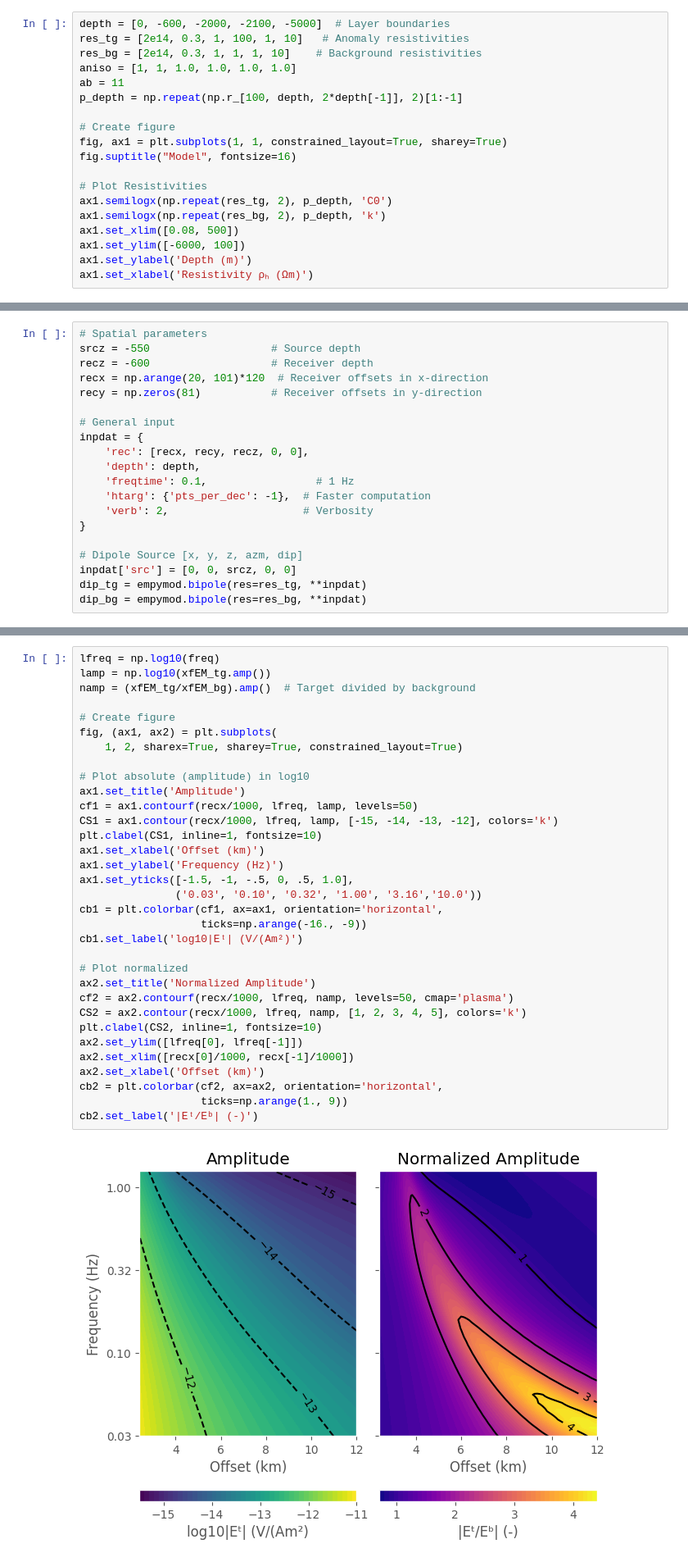
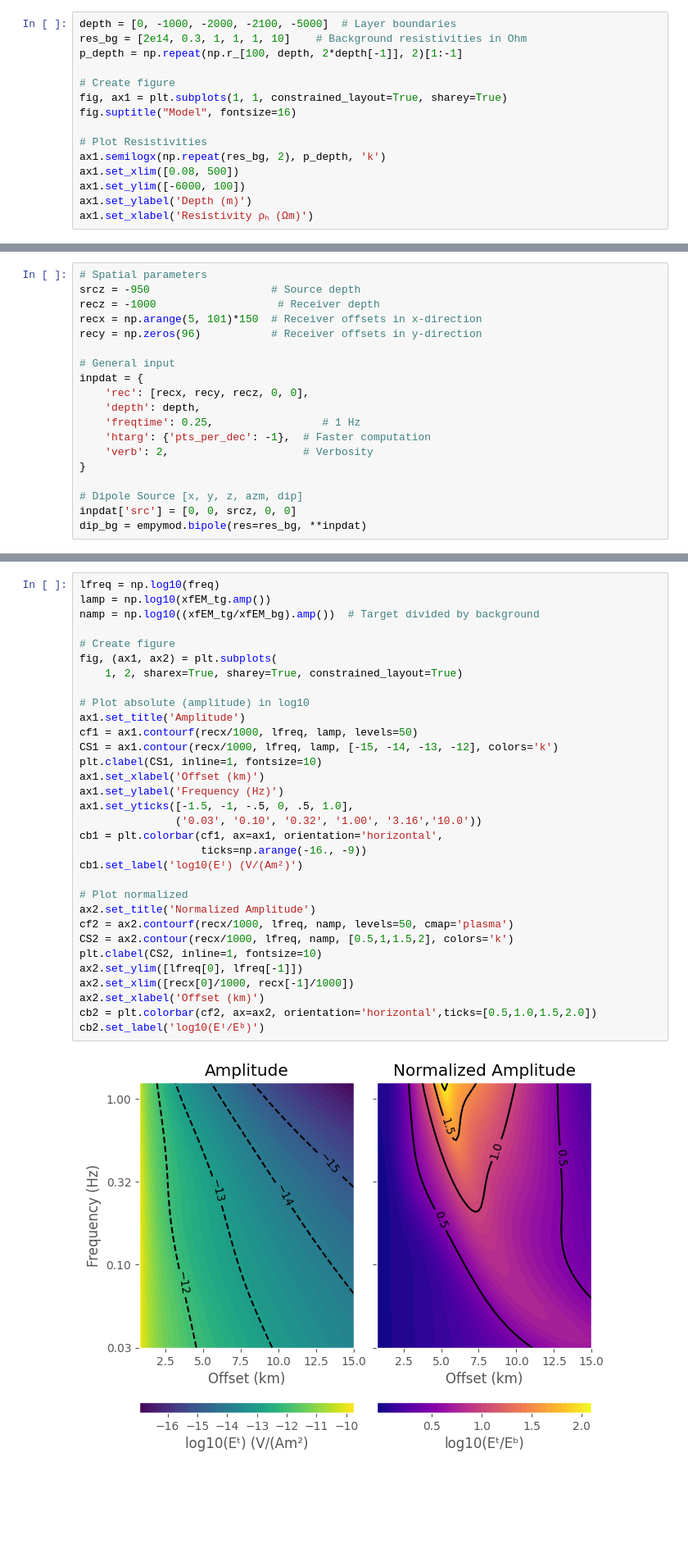
Before and after one commit to michpaulatto/AppliedGeophysicsExercises, a Jupyter notebook: Notebooks/6_csem.ipynb, the cells around one changed output, grey strips where cells are left out. Shown: that part at 82% size. Drawn from its saved outputs; the diff is of its cells as text; blank space fills up the shorter version.

```diff
--- a/Notebooks/6_csem.ipynb
+++ b/Notebooks/6_csem.ipynb
@@ -44,9 +47,6 @@ plt.style.use('ggplot')
 # %%
-depth = [0, -600, -2000, -2100, -5000]  # Layer boundaries
-res_tg = [2e14, 0.3, 1, 100, 1, 10]   # Anomaly resistivities
-res_bg = [2e14, 0.3, 1, 1, 1, 10]    # Background resistivities
-aniso = [1, 1, 1.0, 1.0, 1.0, 1.0]
-ab = 11
+depth = [0, -1000, -2000, -2100, -5000]  # Layer boundaries
+res_bg = [2e14, 0.3, 1, 1, 1, 10]    # Background resistivities in Ohm
 p_depth = np.repeat(np.r_[100, depth, 2*depth[-1]], 2)[1:-1]
 
 # Create figure
@@ -54,7 +54,6 @@ fig, ax1 = plt.subplots(1, 1, constrained_layout=True, sharey=True)
 fig.suptitle("Model", fontsize=16)
 
 # Plot Resistivities
-ax1.semilogx(np.repeat(res_tg, 2), p_depth, 'C0')
 ax1.semilogx(np.repeat(res_bg, 2), p_depth, 'k')
 ax1.set_xlim([0.08, 500])
 ax1.set_ylim([-6000, 100])
@@ -66,21 +67,20 @@ Text(0.5, 0, 'Resistivity ρₕ (Ωm)')
 # %%
 # Spatial parameters
-srcz = -550                   # Source depth
-recz = -600                   # Receiver depth
-recx = np.arange(20, 101)*120  # Receiver offsets in x-direction
-recy = np.zeros(81)           # Receiver offsets in y-direction
+srcz = -950                   # Source depth
+recz = -1000                   # Receiver depth
+recx = np.arange(5, 101)*150  # Receiver offsets in x-direction
+recy = np.zeros(96)           # Receiver offsets in y-direction
 
 # General input
 inpdat = {
     'rec': [recx, recy, recz, 0, 0],
     'depth': depth,
-    'freqtime': 0.1,                 # 1 Hz
+    'freqtime': 0.25,                 # 1 Hz
     'htarg': {'pts_per_dec': -1},  # Faster computation
     'verb': 2,                     # Verbosity
 }
 
 # Dipole Source [x, y, z, azm, dip]
 inpdat['src'] = [0, 0, srcz, 0, 0]
-dip_tg = empymod.bipole(res=res_tg, **inpdat)
 dip_bg = empymod.bipole(res=res_bg, **inpdat)
 # %% [output]
@@ -149,35 +190,34 @@ xfEM_bg = empymod.bipole(**inpdat, res=res_bg)
 # %%
 lfreq = np.log10(freq)
 lamp = np.log10(xfEM_tg.amp())
-namp = (xfEM_tg/xfEM_bg).amp()  # Target divided by background
+namp = np.log10((xfEM_tg/xfEM_bg).amp())  # Target divided by background
 
 # Create figure
 fig, (ax1, ax2) = plt.subplots(
     1, 2, sharex=True, sharey=True, constrained_layout=True)
 
 # Plot absolute (amplitude) in log10
 ax1.set_title('Amplitude')
 cf1 = ax1.contourf(recx/1000, lfreq, lamp, levels=50)
 CS1 = ax1.contour(recx/1000, lfreq, lamp, [-15, -14, -13, -12], colors='k')
 plt.clabel(CS1, inline=1, fontsize=10)
 ax1.set_xlabel('Offset (km)')
 ax1.set_ylabel('Frequency (Hz)')
 ax1.set_yticks([-1.5, -1, -.5, 0, .5, 1.0],
                ('0.03', '0.10', '0.32', '1.00', '3.16','10.0'))
 cb1 = plt.colorbar(cf1, ax=ax1, orientation='horizontal',
                    ticks=np.arange(-16., -9))
-cb1.set_label('log10|Eᵗ| (V/(Am²)')
+cb1.set_label('log10(Eᵗ) (V/(Am²)')
 
 # Plot normalized
 ax2.set_title('Normalized Amplitude')
 cf2 = ax2.contourf(recx/1000, lfreq, namp, levels=50, cmap='plasma')
-CS2 = ax2.contour(recx/1000, lfreq, namp, [1, 2, 3, 4, 5], colors='k')
+CS2 = ax2.contour(recx/1000, lfreq, namp, [0.5,1,1.5,2], colors='k')
 plt.clabel(CS2, inline=1, fontsize=10)
 ax2.set_ylim([lfreq[0], lfreq[-1]])
 ax2.set_xlim([recx[0]/1000, recx[-1]/1000])
 ax2.set_xlabel('Offset (km)')
-cb2 = plt.colorbar(cf2, ax=ax2, orientation='horizontal',
-                   ticks=np.arange(1., 9))
-cb2.set_label('|Eᵗ/Eᵇ| (-)')
+cb2 = plt.colorbar(cf2, ax=ax2, orientation='horizontal',ticks=[0.5,1.0,1.5,2.0])
+cb2.set_label('log10(Eᵗ/Eᵇ)')
 # %% [output]
-[figure, old version]
+[figure, new version]
```
Also changed, not shown: parts of 16 cells of this notebook.
